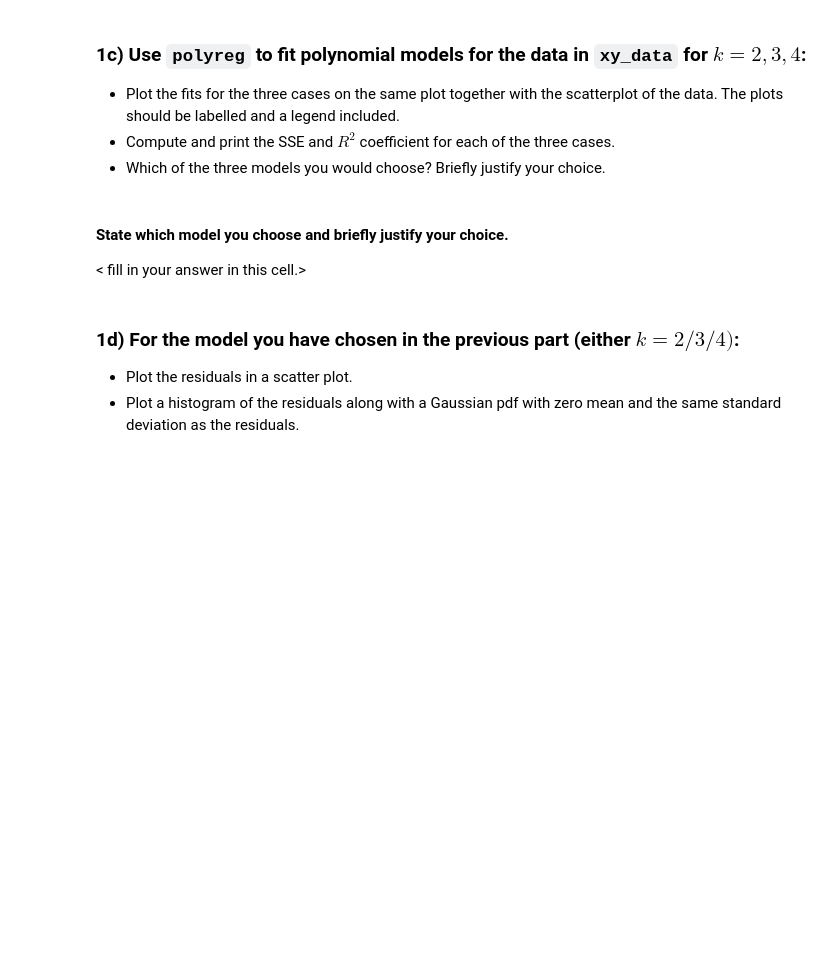
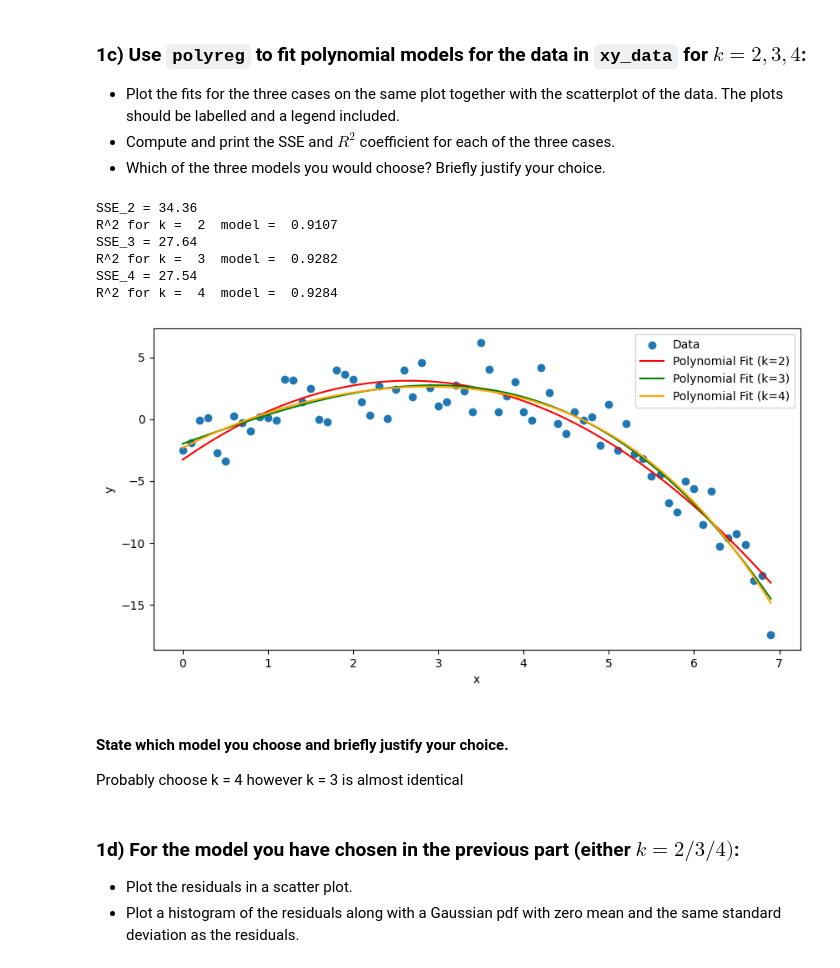
Before and after one commit to Josh-w-Harrison/Data-Science-Coursework, a Jupyter notebook: Exercises/01 Exercise Notebook 1.ipynb, the cells around one changed output. Cells and saved outputs as stored; diff of their text form; code cells hidden in the pictures; blank space fills up the shorter version.

```diff
--- a/Exercises/01 Exercise Notebook 1.ipynb
+++ b/Exercises/01 Exercise Notebook 1.ipynb
@@ -31,6 +44,19 @@ If specified the degree $k$ is greater than or equal to $N$, then the function m
 
 **NOTE**: You are *not* allowed to use the built-in function `np.polyfit`.
 # %%
-def polyreg(data_matrix, k)
+def polyreg(data_matrix, k):
+    x_values = data_matrix[:, 0]
+    y_values = data_matrix[:, 1]
+
     # Your code here
     # The function should return the the coefficient vector beta, the fit, and the vector of residuals
+    all_ones = np.ones(np.shape(x_values))
+    X = all_ones[:, np.newaxis]  # Start with the intercept term (column of ones)
+    for i in range(1, k + 1):
+        X = np.column_stack((X, x_values ** i))
+
+    beta = np.linalg.lstsq(X, y_values, rcond=None)[0]
+    fit = X @ beta
+    residuals = y_values - fit
+
+    return beta, fit, residuals
@@ -67,8 +89,34 @@ assert(np.round(np.linalg.norm(res_test), 3) == 19.937)
+# %%
+#Your code here
+beta_0, fit_0, res_test = polyreg(xy_data, k=0)
+SSE_0 = np.linalg.norm(res_test**2)
+
+plt.scatter(xy_data[:, 0], xy_data[:, 1], label='Data')
+color = ['red', 'green', 'orange']
+for k in range(2,5):
+    beta_k, fit_k, res_k = polyreg(xy_data, k)
+    SSE = np.linalg.norm(res_k**2)
+    print(f'SSE_{k} = {np.round(SSE, 2)}')
+    print('R^2 for k = ', k, ' model = ', np.round(1- SSE/SSE_0, decimals = 4))
+    plt.plot(xy_data[:, 0], fit_k, color=color[k-2], label=f'Polynomial Fit (k={k})')
+    plt.xlabel('x')
+    plt.ylabel('y')
+    plt.legend()
+
+plt.show()
+# %% [output]
+SSE_2 = 34.36
+R^2 for k =  2  model =  0.9107
+SSE_3 = 27.64
+R^2 for k =  3  model =  0.9282
+SSE_4 = 27.54
+R^2 for k =  4  model =  0.9284
+[figure, added]
 # %% [markdown]
  #### State which model you choose and briefly justify your choice.
 
 
- < fill in your answer in this cell.>
+Probably choose k = 4 however k = 3 is almost identical
 # %% [markdown]
 ### 1d)  For the model you have chosen in the previous part (either $k=2/3/4)$:
 
```
Also changed, not shown: parts of 6 cells of this notebook, 9 other files.
